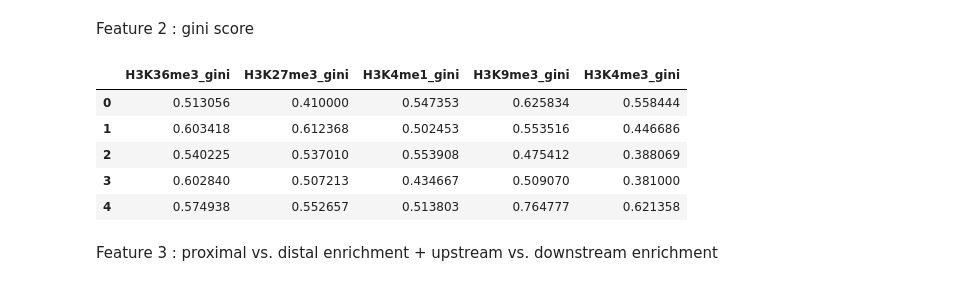
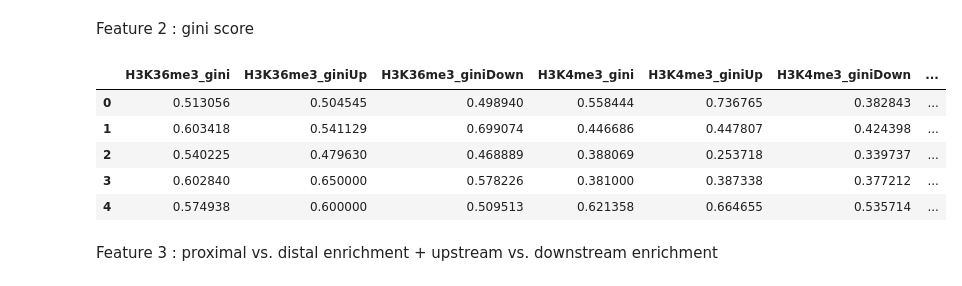
Before and after one commit to dagousket/ML-course-VIB-2020, a Jupyter notebook: Histone_marks_kaggle.ipynb, the cells around one changed output. Saved outputs shown, nothing was run; the diff lists cells and outputs as text; code cells hidden in the pictures.

```diff
--- a/Histone_marks_kaggle.ipynb
+++ b/Histone_marks_kaggle.ipynb
@@ -67,30 +67,34 @@ Feature 2 : gini score
 # %%
 def gini(x):
     # Mean absolute difference
     mad = np.abs(np.subtract.outer(x, x)).mean()
     # Relative mean absolute difference
     rmad = mad/np.mean(x)
     # Gini coefficient
     g = 0.5 * rmad
     return g
 
 def get_gini(X, marks):
   tmp_out = {}
   res_out = {}
   for mark in marks:
     # Do for unscaled data
     tmp_out[mark] = X.loc[:,[c_name for c_name in X.columns if c_name.startswith(mark)]]
+    tmp_out_Up = X.loc[:,[mark + "_" + str(bin) for bin in range(0,40)]]
+    tmp_out_Down = X.loc[:,[mark + "_" + str(bin) for bin in range(60,100)]]
     res_out[mark + "_gini"] = tmp_out[mark].apply(lambda y : gini(y.to_numpy()), axis = 1)
+    res_out[mark + "_giniUp"] = tmp_out_Up.apply(lambda y : gini(y.to_numpy()), axis = 1)
+    res_out[mark + "_giniDown"] = tmp_out_Down.apply(lambda y : gini(y.to_numpy()), axis = 1)
   return pd.DataFrame(res_out)
 
 get_gini(X.head(), marks)
 # %% [output]
-|  | H3K36me3_gini | H3K27me3_gini | H3K4me1_gini | H3K9me3_gini | H3K4me3_gini |
-| 0 | 0.513056 | 0.410000 | 0.547353 | 0.625834 | 0.558444 |
-| 1 | 0.603418 | 0.612368 | 0.502453 | 0.553516 | 0.446686 |
-| 2 | 0.540225 | 0.537010 | 0.553908 | 0.475412 | 0.388069 |
-| 3 | 0.602840 | 0.507213 | 0.434667 | 0.509070 | 0.381000 |
-| 4 | 0.574938 | 0.552657 | 0.513803 | 0.764777 | 0.621358 |
+|  | H3K36me3_gini | H3K36me3_giniUp | H3K36me3_giniDown | H3K4me3_gini | H3K4me3_giniUp | H3K4me3_giniDown | ... |
+| 0 | 0.513056 | 0.504545 | 0.498940 | 0.558444 | 0.736765 | 0.382843 | ... |
+| 1 | 0.603418 | 0.541129 | 0.699074 | 0.446686 | 0.447807 | 0.424398 | ... |
+| 2 | 0.540225 | 0.479630 | 0.468889 | 0.388069 | 0.253718 | 0.339737 | ... |
+| 3 | 0.602840 | 0.650000 | 0.578226 | 0.381000 | 0.387338 | 0.377212 | ... |
+| 4 | 0.574938 | 0.600000 | 0.509513 | 0.621358 | 0.664655 | 0.535714 | ... |
 # %% [markdown]
 Feature 3 : proximal vs. distal enrichment + upstream vs. downstream enrichment
 # %%
```
Also changed, not shown: parts of 11 cells of this notebook.
